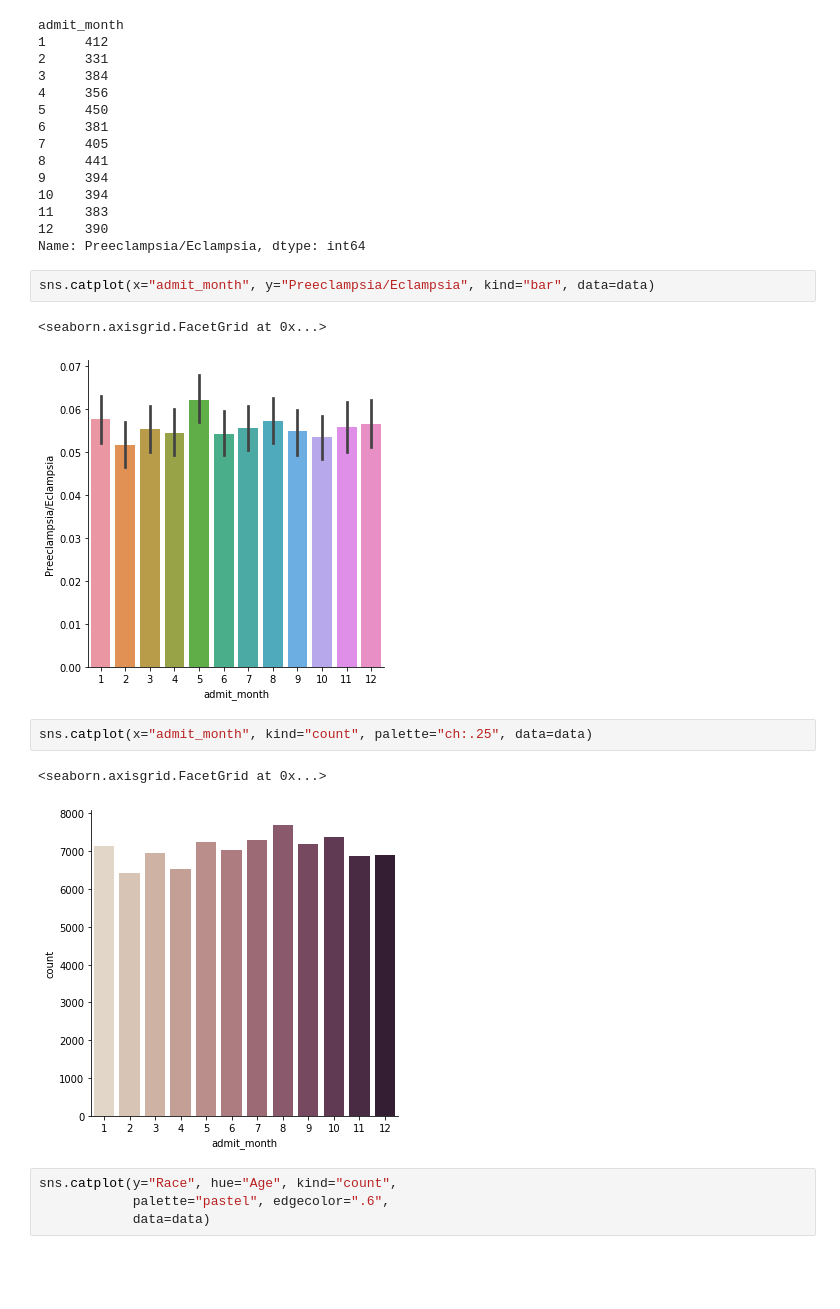
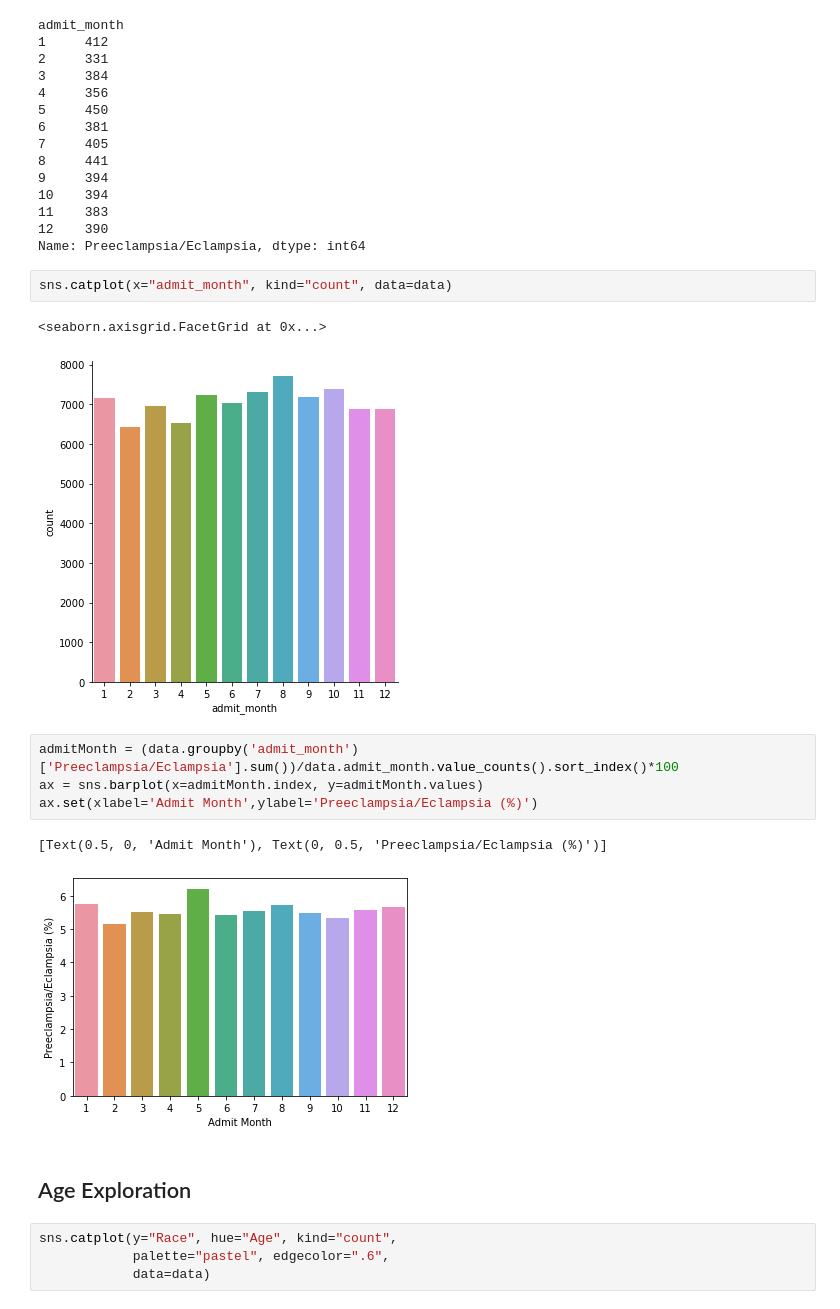
Before and after one commit to rachellb/Bennett_OUDSA5900, a Jupyter notebook: Descriptions/Oklahoma Descriptions.ipynb, the cells around one changed output. Drawn from its saved outputs; the diff is of its cells as text; blank space fills up the shorter version.

```diff
--- a/Descriptions/Oklahoma Descriptions.ipynb
+++ b/Descriptions/Oklahoma Descriptions.ipynb
@@ -471,15 +400,19 @@ admit_month
 12    390
 Name: Preeclampsia/Eclampsia, dtype: int64
 # %%
-sns.catplot(x="admit_month", y="Preeclampsia/Eclampsia", kind="bar", data=data)
+sns.catplot(x="admit_month", kind="count", data=data)
 # %% [output]
 <seaborn.axisgrid.FacetGrid at 0x...>
-[figure, old version]
+[figure, new version]
-# %%
-sns.catplot(x="admit_month", kind="count", palette="ch:.25", data=data)
-# %% [output]
-<seaborn.axisgrid.FacetGrid at 0x...>
-[figure, removed]
+# %%
+admitMonth = (data.groupby('admit_month')['Preeclampsia/Eclampsia'].sum())/data.admit_month.value_counts().sort_index()*100
+ax = sns.barplot(x=admitMonth.index, y=admitMonth.values)
+ax.set(xlabel='Admit Month',ylabel='Preeclampsia/Eclampsia (%)')
+# %% [output]
+[Text(0.5, 0, 'Admit Month'), Text(0, 0.5, 'Preeclampsia/Eclampsia (%)')]
+[figure, added]
+# %% [markdown]
+## Age Exploration
 # %%
 sns.catplot(y="Race", hue="Age", kind="count",
             palette="pastel", edgecolor=".6",
```
Also changed, not shown: parts of 33 cells of this notebook, 2 other files.
